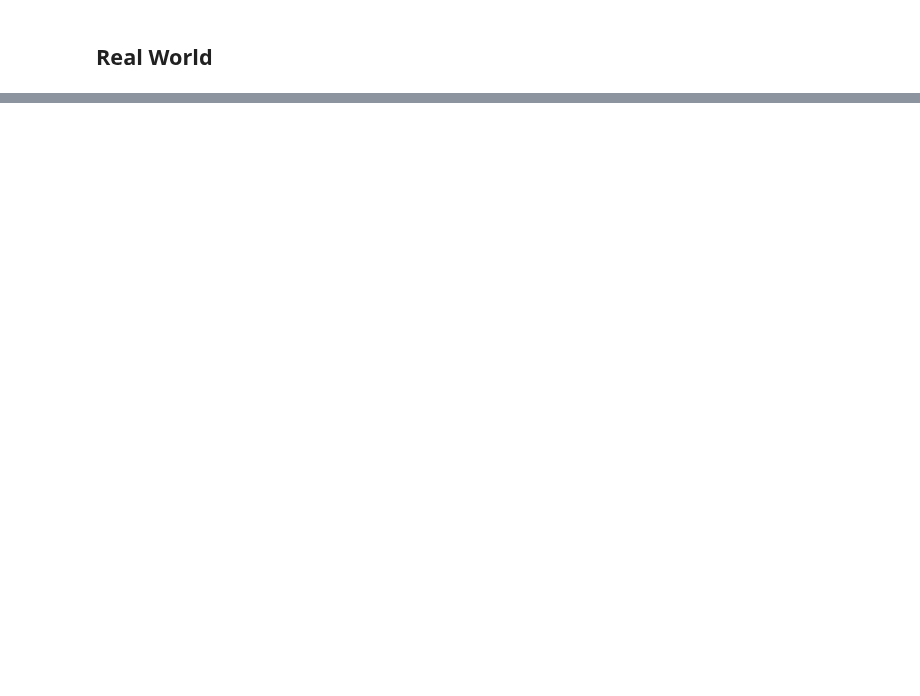
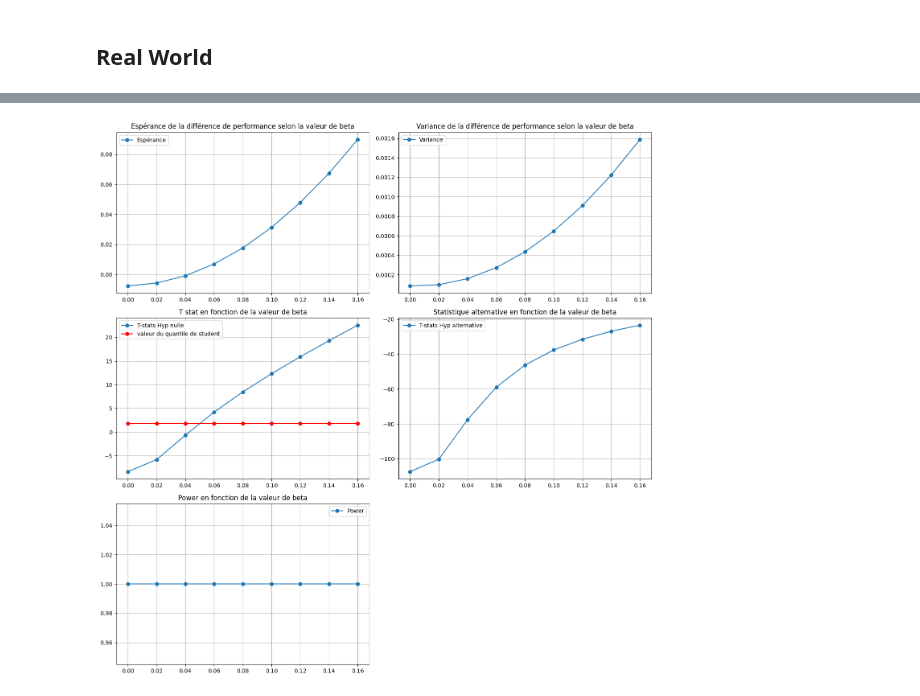
Before and after one commit to AntoineGilsonGH/The-Design-and-Analysis-of-Benchmark-Experiments, a Jupyter notebook: I.3 - Real World.ipynb, the cells around one changed output, grey strips where cells are left out. Cells and saved outputs as stored; diff of their text form; code cells hidden in the pictures; blank space fills up the shorter version.

Commit message:
quasi tt fonctione

```diff
--- a/I.3 - Real World.ipynb
+++ b/I.3 - Real World.ipynb
@@ -72,3 +80,10 @@ def power_competition(n,B,m=150):
        power.append(puissance)
 
    return esperances, variances, test_statistics, test_alternative, power
+# %%
+esperances, variances, test_statistics, test_alternative, power = power_RW_OOB(n=150, B=100)
+print(f"Espérances: {esperances}")
+print(f"Variances: {variances}")
+print(f"Statistiques de test: {test_statistics}")
+print(f"Test alternative: {test_alternative}")
+print(f"Puissance: {power}")
@@ -74,0 +180,44 @@ def power_competition(n,B,m=150):
+# %%
+esperances, variances, test_statistics, test_alternative, power = power_RW_CV(150, 100)
+beta2_values = np.linspace(0, 0.16, 9)
+fig, axes = plt.subplots(nrows=3, ncols=2, figsize=(14, 14))
+
+# Premier sous-graphe : Espérance
+axes[0, 0].plot(beta2_values, esperances, label='Espérance', marker='o')
+axes[0, 0].set_title('Espérance de la différence de performance selon la valeur de beta')
+axes[0, 0].legend()
+axes[0, 0].grid(True)
+
+# Deuxième sous-graphe : Variance
+axes[0, 1].plot(beta2_values, variances, label='Variance', marker='o')
+axes[0, 1].set_title('Variance de la différence de performance selon la valeur de beta')
+axes[0, 1].legend()
+axes[0, 1].grid(True)
+
+# Troisième sous-graphe : T-stat Hyp nulle
+axes[1, 0].plot(beta2_values, test_statistics, label='T-stats Hyp nulle', marker='o')
+axes[1, 0].plot(beta2_values, [stats.t.ppf(0.95, df=9)]*len(beta2_values), label='valeur du quantile de student', color='r', marker='o')
+axes[1, 0].set_title('T stat en fonction de la valeur de beta')
+axes[1, 0].legend()
+axes[1, 0].grid(True)
+
+# Quatrième sous-graphe : T-stat Hyp alternative
+axes[1, 1].plot(beta2_values, test_alternative, label='T-stats Hyp alternative', marker='o')
+axes[1, 1].set_title('Statistique alternative en fonction de la valeur de beta')
+axes[1, 1].legend()
+axes[1, 1].grid(True)
+
+# Cinquième sous-graphe : Power
+axes[2, 0].plot(beta2_values, power, label='Power', marker='o')
+axes[2, 0].set_title('Power en fonction de la valeur de beta')
+axes[2, 0].legend()
+axes[2, 0].grid(True)
+
+# Cache le 6ème sous-graphe vide
+fig.delaxes(axes[2, 1])
+
+# Ajuste la disposition pour éviter les chevauchements
+plt.tight_layout()
+plt.show()
+# %% [output]
+[figure, added]
```
Also changed, not shown: parts of 7 cells of this notebook, 1 other file.
